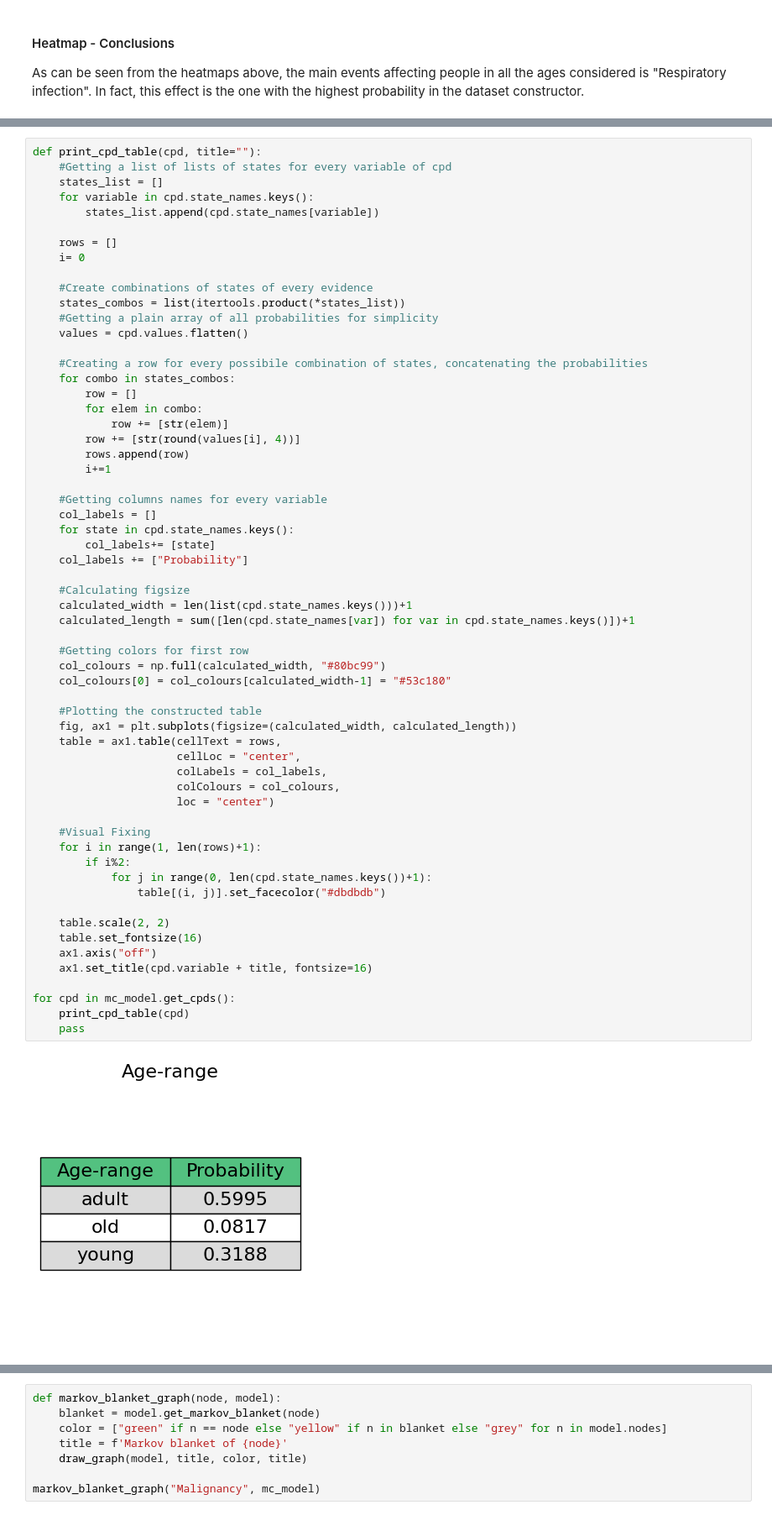
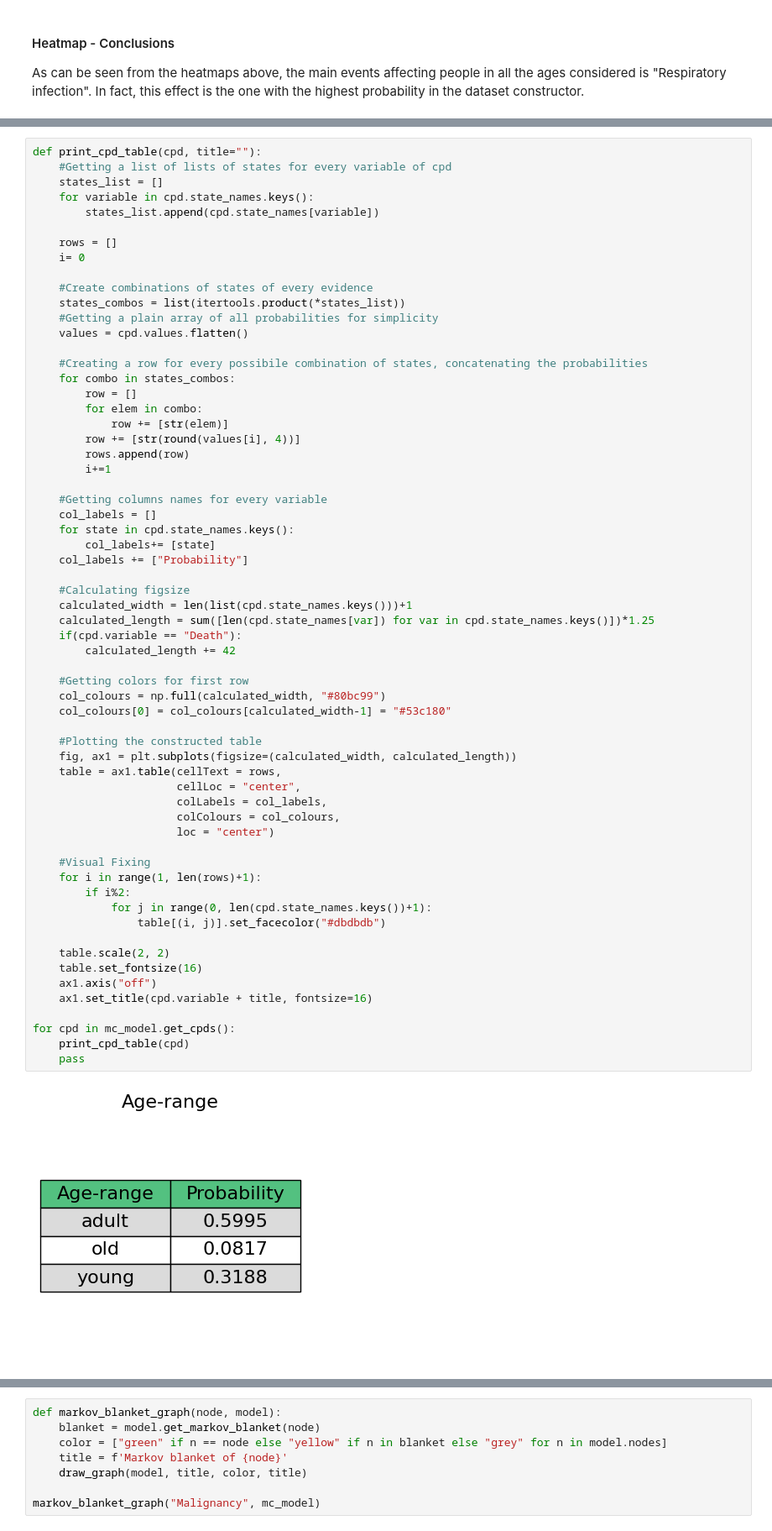
Before and after one commit to AndreaZecca/ByeBayes, a Jupyter notebook: project.ipynb, the cells around one changed output, grey strips where cells are left out. Shown at 84% size. Drawn from its saved outputs; the diff is of its cells as text.

```diff
--- a/project.ipynb
+++ b/project.ipynb
@@ -366,33 +355,35 @@ def print_cpd_table(cpd, title=""):
 
     #Calculating figsize
     calculated_width = len(list(cpd.state_names.keys()))+1
-    calculated_length = sum([len(cpd.state_names[var]) for var in cpd.state_names.keys()])+1
+    calculated_length = sum([len(cpd.state_names[var]) for var in cpd.state_names.keys()])*1.25
+    if(cpd.variable == "Death"):
+        calculated_length += 42
 
     #Getting colors for first row
     col_colours = np.full(calculated_width, "#80bc99")
     col_colours[0] = col_colours[calculated_width-1] = "#53c180"
 
     #Plotting the constructed table
     fig, ax1 = plt.subplots(figsize=(calculated_width, calculated_length))
     table = ax1.table(cellText = rows,
                       cellLoc = "center",
                       colLabels = col_labels,
                       colColours = col_colours,
                       loc = "center")
 
     #Visual Fixing
     for i in range(1, len(rows)+1):
         if i%2:
             for j in range(0, len(cpd.state_names.keys())+1):
                 table[(i, j)].set_facecolor("#dbdbdb")
 
     table.scale(2, 2)
     table.set_fontsize(16)
     ax1.axis("off")
     ax1.set_title(cpd.variable + title, fontsize=16)
 
 for cpd in mc_model.get_cpds():
     print_cpd_table(cpd)
     pass
 # %% [output]
-[figure, old version]
+[figure, new version]
```
Also changed, not shown: parts of 12 cells of this notebook, 4 other files.
